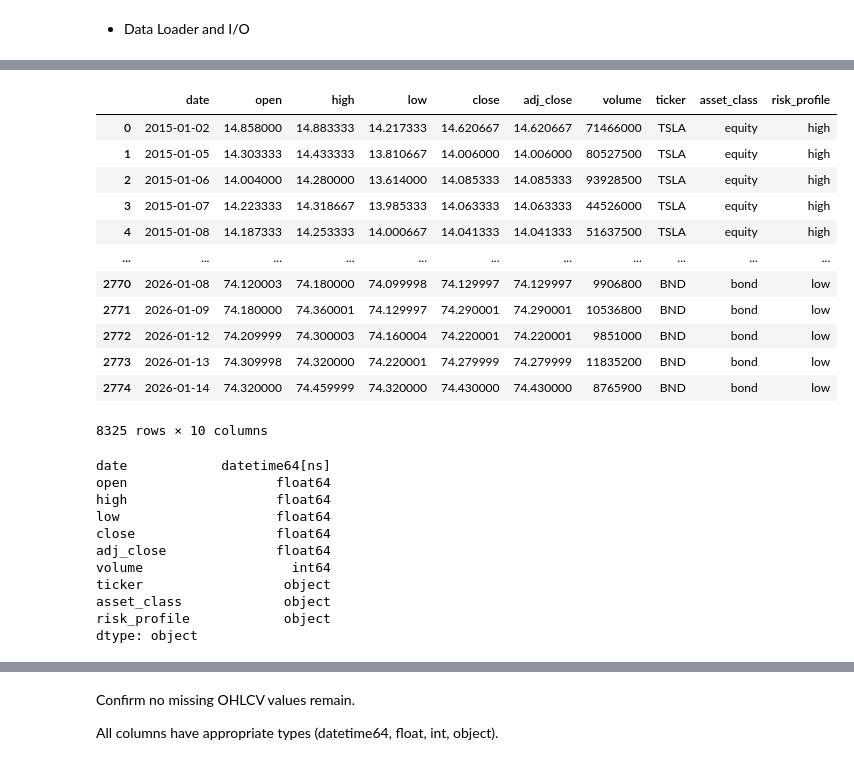
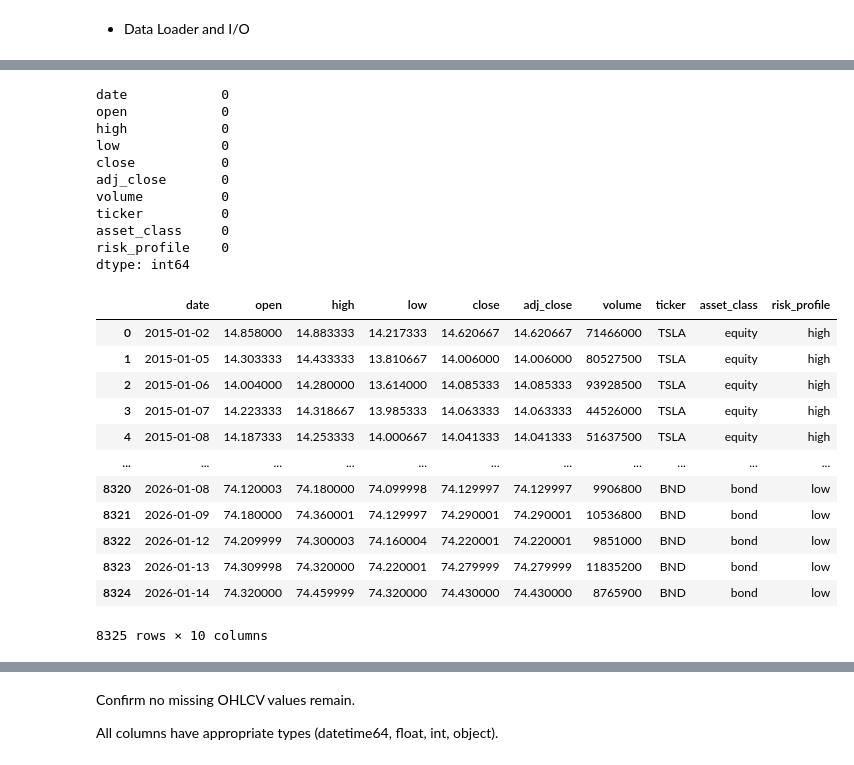
Before and after one commit to tib-dev/Portfolio-Management-Optimization, a Jupyter notebook: notebooks/eda.ipynb, the cells around one changed output, grey strips where cells are left out. Saved outputs shown, nothing was run; the diff lists cells and outputs as text; code cells hidden in the pictures.

```diff
--- a/notebooks/eda.ipynb
+++ b/notebooks/eda.ipynb
@@ -65,35 +66,35 @@ memory usage: 715.4+ KB
 # Inside your Transformer.clean method:
 df['date'] = pd.to_datetime(df['date']).dt.tz_localize(None).dt.normalize()
 # %%
-df
+df.isna().sum()
 # %% [output]
-|  | date | open | high | low | close | adj_close | volume | ticker | asset_class | risk_profile |
-| 0 | 2015-01-02 | 14.858000 | 14.883333 | 14.217333 | 14.620667 | 14.620667 | 71466000 | TSLA | equity | high |
-| 1 | 2015-01-05 | 14.303333 | 14.433333 | 13.810667 | 14.006000 | 14.006000 | 80527500 | TSLA | equity | high |
-| 2 | 2015-01-06 | 14.004000 | 14.280000 | 13.614000 | 14.085333 | 14.085333 | 93928500 | TSLA | equity | high |
-| 3 | 2015-01-07 | 14.223333 | 14.318667 | 13.985333 | 14.063333 | 14.063333 | 44526000 | TSLA | equity | high |
-| 4 | 2015-01-08 | 14.187333 | 14.253333 | 14.000667 | 14.041333 | 14.041333 | 51637500 | TSLA | equity | high |
-| ... | ... | ... | ... | ... | ... | ... | ... | ... | ... | ... |
-| 2770 | 2026-01-08 | 74.120003 | 74.180000 | 74.099998 | 74.129997 | 74.129997 | 9906800 | BND | bond | low |
-| 2771 | 2026-01-09 | 74.180000 | 74.360001 | 74.129997 | 74.290001 | 74.290001 | 10536800 | BND | bond | low |
-| 2772 | 2026-01-12 | 74.209999 | 74.300003 | 74.160004 | 74.220001 | 74.220001 | 9851000 | BND | bond | low |
-| 2773 | 2026-01-13 | 74.309998 | 74.320000 | 74.220001 | 74.279999 | 74.279999 | 11835200 | BND | bond | low |
-| 2774 | 2026-01-14 | 74.320000 | 74.459999 | 74.320000 | 74.430000 | 74.430000 | 8765900 | BND | bond | low |
-8325 rows × 10 columns
+date            0
+open            0
+high            0
+low             0
+close           0
+adj_close       0
+volume          0
+ticker          0
+asset_class     0
+risk_profile    0
+dtype: int64
 # %%
-df.dtypes
+df
 # %% [output]
+|  | date | open | high | low | close | adj_close | volume | ticker | asset_class | risk_profile |
+| 0 | 2015-01-02 | 14.858000 | 14.883333 | 14.217333 | 14.620667 | 14.620667 | 71466000 | TSLA | equity | high |
+| 1 | 2015-01-05 | 14.303333 | 14.433333 | 13.810667 | 14.006000 | 14.006000 | 80527500 | TSLA | equity | high |
+| 2 | 2015-01-06 | 14.004000 | 14.280000 | 13.614000 | 14.085333 | 14.085333 | 93928500 | TSLA | equity | high |
+| 3 | 2015-01-07 | 14.223333 | 14.318667 | 13.985333 | 14.063333 | 14.063333 | 44526000 | TSLA | equity | high |
+| 4 | 2015-01-08 | 14.187333 | 14.253333 | 14.000667 | 14.041333 | 14.041333 | 51637500 | TSLA | equity | high |
+| ... | ... | ... | ... | ... | ... | ... | ... | ... | ... | ... |
+| 8320 | 2026-01-08 | 74.120003 | 74.180000 | 74.099998 | 74.129997 | 74.129997 | 9906800 | BND | bond | low |
+| 8321 | 2026-01-09 | 74.180000 | 74.360001 | 74.129997 | 74.290001 | 74.290001 | 10536800 | BND | bond | low |
+| 8322 | 2026-01-12 | 74.209999 | 74.300003 | 74.160004 | 74.220001 | 74.220001 | 9851000 | BND | bond | low |
+| 8323 | 2026-01-13 | 74.309998 | 74.320000 | 74.220001 | 74.279999 | 74.279999 | 11835200 | BND | bond | low |
+| 8324 | 2026-01-14 | 74.320000 | 74.459999 | 74.320000 | 74.430000 | 74.430000 | 8765900 | BND | bond | low |
-date            datetime64[ns]
-open                   float64
-high                   float64
-low                    float64
-close                  float64
-adj_close              float64
-volume                   int64
-ticker                  object
-asset_class             object
-risk_profile            object
-dtype: object
+8325 rows × 10 columns
 # %%
 # Summary statistics
 df["adj_close"].describe()
```
Also changed, not shown: parts of 6 cells of this notebook.
